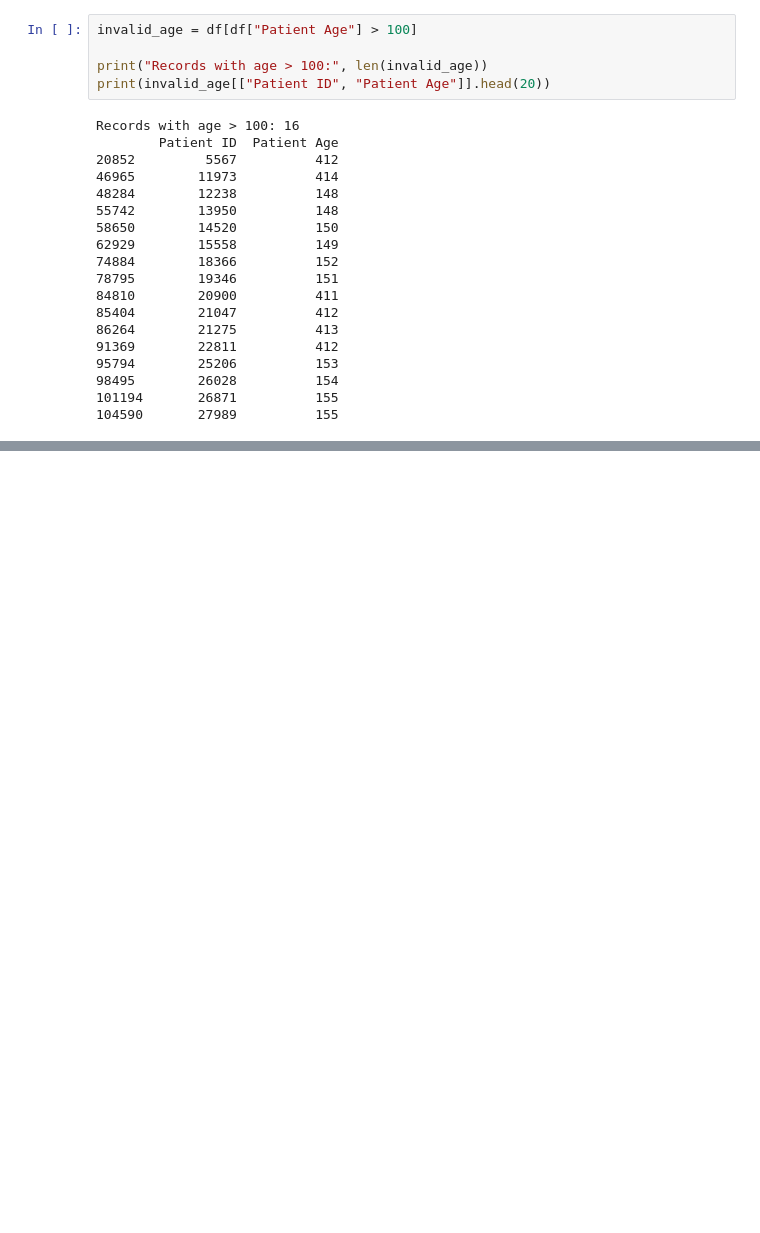
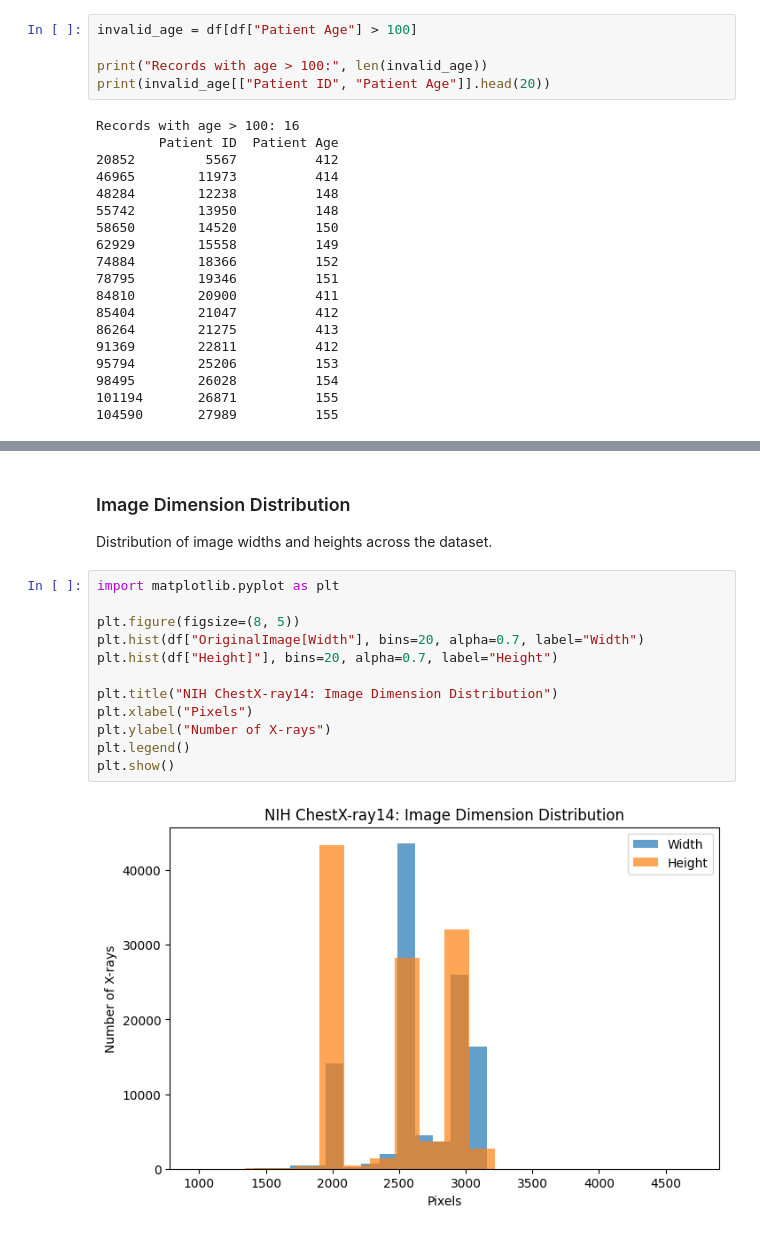
Before and after one commit to SakshamMangla1204/cross-domain-pneumonia-classification, a Jupyter notebook: nih-chest-xrays/notebooks/01_nih_dataset_analysis.ipynb, the cells around one changed output, grey strips where cells are left out. Cells and saved outputs as stored; diff of their text form; blank space fills up the shorter version.

```diff
--- a/nih-chest-xrays/notebooks/01_nih_dataset_analysis.ipynb
+++ b/nih-chest-xrays/notebooks/01_nih_dataset_analysis.ipynb
@@ -198,0 +432,18 @@ Records with age > 100: 16
+# %% [markdown]
+### Image Dimension Distribution
+
+Distribution of image widths and heights across the dataset.
+# %%
+import matplotlib.pyplot as plt
+
+plt.figure(figsize=(8, 5))
+plt.hist(df["OriginalImage[Width"], bins=20, alpha=0.7, label="Width")
+plt.hist(df["Height]"], bins=20, alpha=0.7, label="Height")
+
+plt.title("NIH ChestX-ray14: Image Dimension Distribution")
+plt.xlabel("Pixels")
+plt.ylabel("Number of X-rays")
+plt.legend()
+plt.show()
+# %% [output]
+[figure, added]
```
Also changed, not shown: parts of 32 cells of this notebook, 6 other files.
